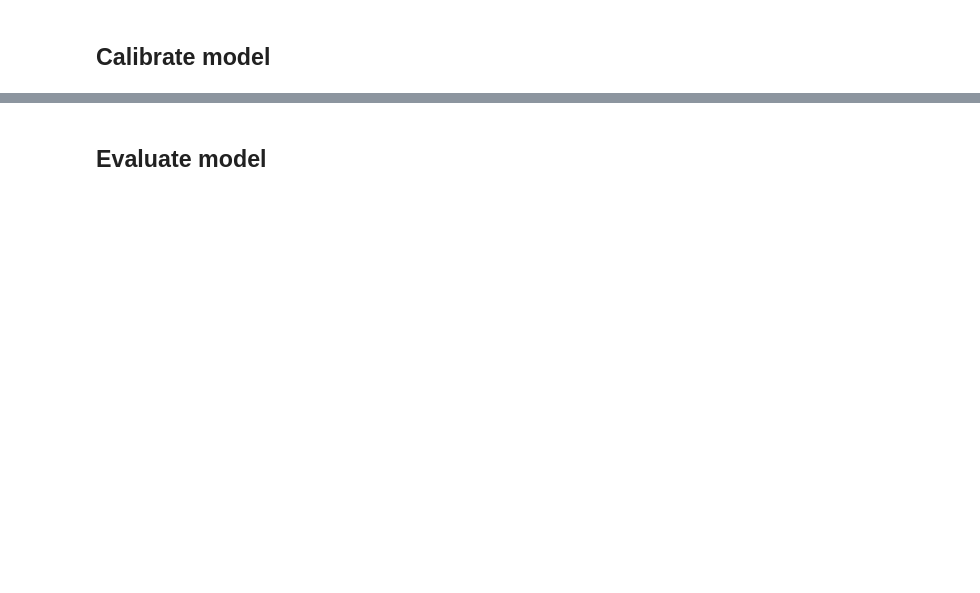
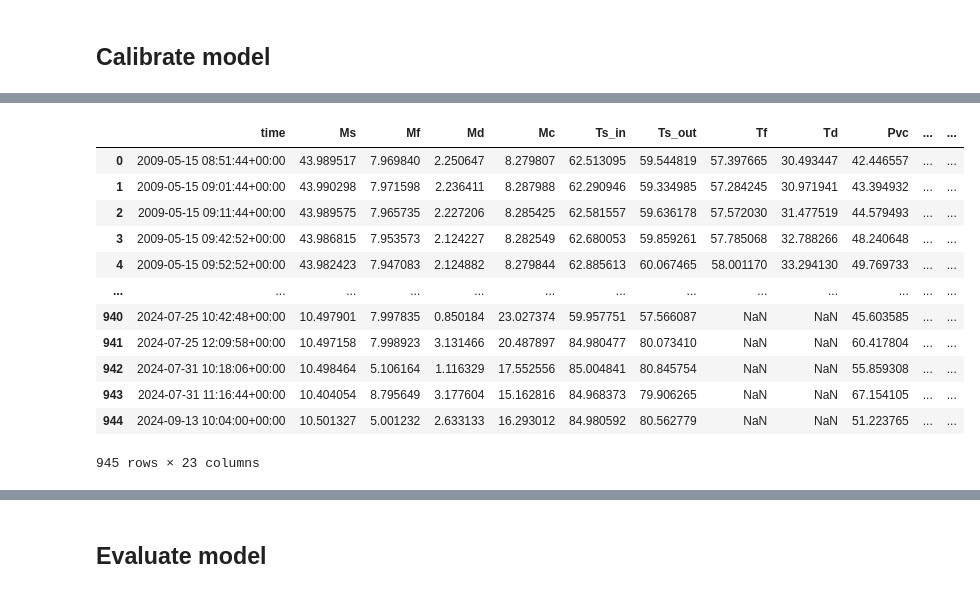
Before and after one commit to juan11iguel/SolarMED, a Jupyter notebook: modeling/notebooks/model_calibrations/med_gpr.ipynb, the cells around one changed output, grey strips where cells are left out. Cells and saved outputs as stored; diff of their text form; code cells hidden in the pictures; blank space fills up the shorter version.

```diff
--- a/modeling/notebooks/model_calibrations/med_gpr.ipynb
+++ b/modeling/notebooks/model_calibrations/med_gpr.ipynb
@@ -60,0 +129,22 @@ Index(['time', 'Ms', 'Mf', 'Md', 'Mc', 'Ts_in', 'Ts_out', 'Tf', 'Td', 'Pvc',
+# %%
+data = pd.read_csv(data_path / "datasets/med_exp_campaigns_operation_points.csv") # "datasets/med_2009_2012_exp_campaign_operation_points.csv")# "datasets/med_exp_campaigns_operation_points.csv")
+
+data["deltaTc"] = data["Tc_out"] - data["Tc_in"]
+# Important! Cooling flow measurements prior to october 2021 include extra 4 m³/h from the vacuum system
+# data.loc[data["time"] < "2021-10-01", "Mc"] += 4.0
+
+data
+# %% [output]
+|  | time | Ms | Mf | Md | Mc | Ts_in | Ts_out | Tf | Td | Pvc | ... | ... |
+| 0 | 2009-05-15 08:51:44+00:00 | 43.989517 | 7.969840 | 2.250647 | 8.279807 | 62.513095 | 59.544819 | 57.397665 | 30.493447 | 42.446557 | ... | ... |
+| 1 | 2009-05-15 09:01:44+00:00 | 43.990298 | 7.971598 | 2.236411 | 8.287988 | 62.290946 | 59.334985 | 57.284245 | 30.971941 | 43.394932 | ... | ... |
+| 2 | 2009-05-15 09:11:44+00:00 | 43.989575 | 7.965735 | 2.227206 | 8.285425 | 62.581557 | 59.636178 | 57.572030 | 31.477519 | 44.579493 | ... | ... |
+| 3 | 2009-05-15 09:42:52+00:00 | 43.986815 | 7.953573 | 2.124227 | 8.282549 | 62.680053 | 59.859261 | 57.785068 | 32.788266 | 48.240648 | ... | ... |
+| 4 | 2009-05-15 09:52:52+00:00 | 43.982423 | 7.947083 | 2.124882 | 8.279844 | 62.885613 | 60.067465 | 58.001170 | 33.294130 | 49.769733 | ... | ... |
+| ... | ... | ... | ... | ... | ... | ... | ... | ... | ... | ... | ... | ... |
+| 940 | 2024-07-25 10:42:48+00:00 | 10.497901 | 7.997835 | 0.850184 | 23.027374 | 59.957751 | 57.566087 | NaN | NaN | 45.603585 | ... | ... |
+| 941 | 2024-07-25 12:09:58+00:00 | 10.497158 | 7.998923 | 3.131466 | 20.487897 | 84.980477 | 80.073410 | NaN | NaN | 60.417804 | ... | ... |
+| 942 | 2024-07-31 10:18:06+00:00 | 10.498464 | 5.106164 | 1.116329 | 17.552556 | 85.004841 | 80.845754 | NaN | NaN | 55.859308 | ... | ... |
+| 943 | 2024-07-31 11:16:44+00:00 | 10.404054 | 8.795649 | 3.177604 | 15.162816 | 84.968373 | 79.906265 | NaN | NaN | 67.154105 | ... | ... |
+| 944 | 2024-09-13 10:04:00+00:00 | 10.501327 | 5.001232 | 2.633133 | 16.293012 | 84.980592 | 80.562779 | NaN | NaN | 51.223765 | ... | ... |
+945 rows × 23 columns
```
Also changed, not shown: parts of 28 cells of this notebook, 32 other files.
